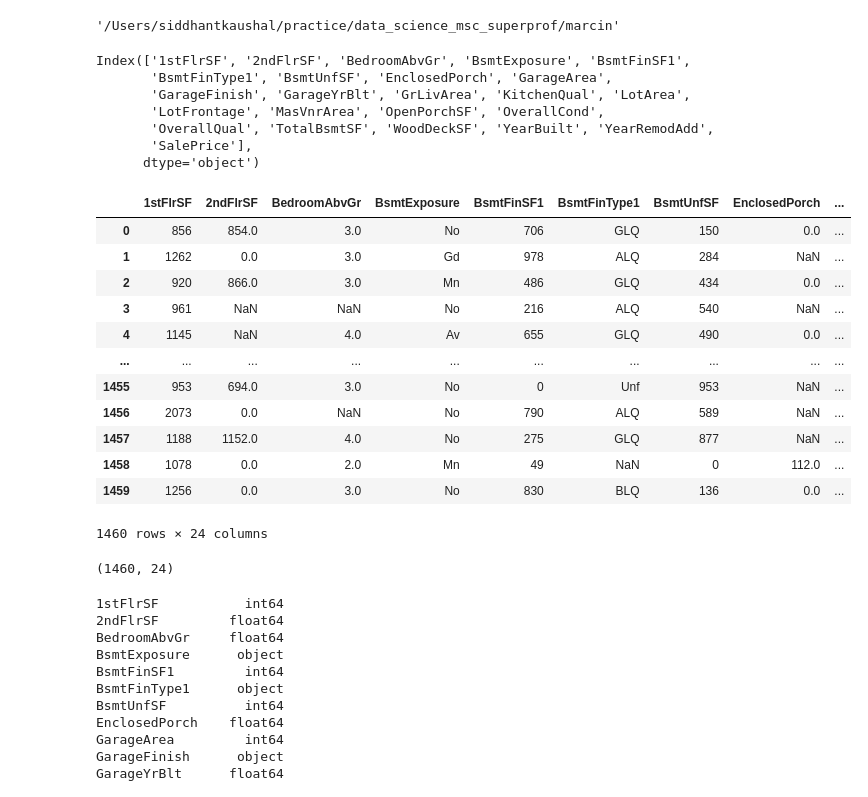
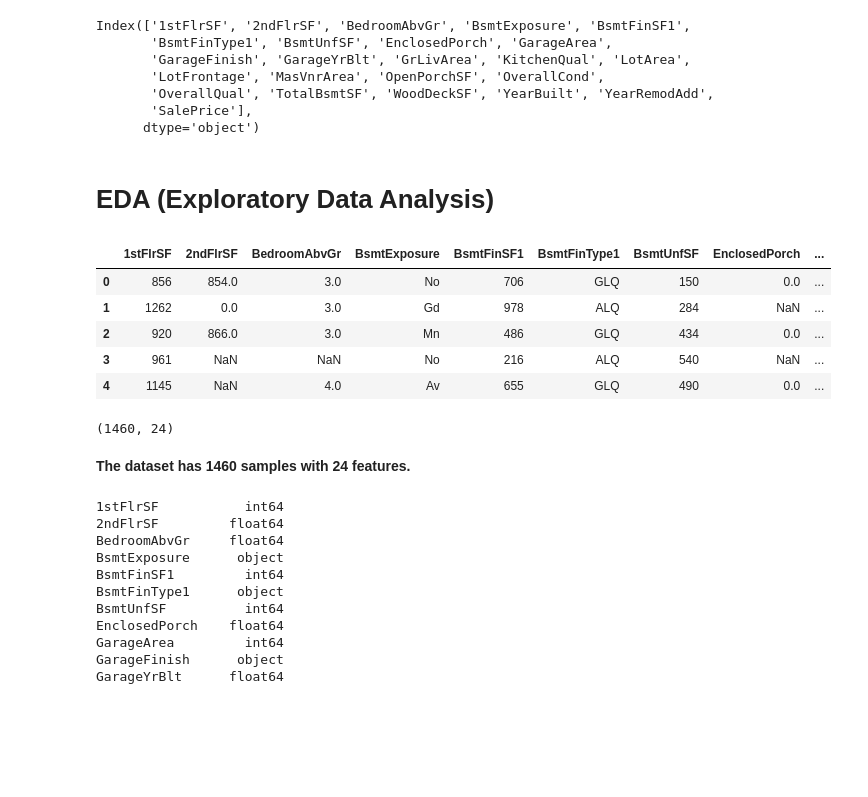
Before and after one commit to Cinula/heritage_housing_issue_app, a Jupyter notebook: model_building.ipynb, the cells around one changed output. Cells and saved outputs as stored; diff of their text form; code cells hidden in the pictures; blank space fills up the shorter version.

```diff
--- a/model_building.ipynb
+++ b/model_building.ipynb
@@ -30,9 +29,5 @@ warnings.filterwarnings('ignore')
 # %%
 pd.set_option('display.max_columns', None)
-# %%
-pwd
-# %% [output]
-'/Users/siddhantkaushal/practice/data_science_msc_superprof/marcin'
 # %%
 copy_df = pd.read_csv('data/house_prices_records.csv')
 df = copy_df.copy()
@@ -46,26 +41,23 @@ Index(['1stFlrSF', '2ndFlrSF', 'BedroomAbvGr', 'BsmtExposure', 'BsmtFinSF1',
        'OverallQual', 'TotalBsmtSF', 'WoodDeckSF', 'YearBuilt', 'YearRemodAdd',
        'SalePrice'],
       dtype='object')
+# %% [markdown]
+# EDA (Exploratory Data Analysis)
 # %%
-df
+df.head()
 # %% [output]
 |  | 1stFlrSF | 2ndFlrSF | BedroomAbvGr | BsmtExposure | BsmtFinSF1 | BsmtFinType1 | BsmtUnfSF | EnclosedPorch | ... |
 | 0 | 856 | 854.0 | 3.0 | No | 706 | GLQ | 150 | 0.0 | ... |
 | 1 | 1262 | 0.0 | 3.0 | Gd | 978 | ALQ | 284 | NaN | ... |
 | 2 | 920 | 866.0 | 3.0 | Mn | 486 | GLQ | 434 | 0.0 | ... |
 | 3 | 961 | NaN | NaN | No | 216 | ALQ | 540 | NaN | ... |
 | 4 | 1145 | NaN | 4.0 | Av | 655 | GLQ | 490 | 0.0 | ... |
-| ... | ... | ... | ... | ... | ... | ... | ... | ... | ... |
-| 1455 | 953 | 694.0 | 3.0 | No | 0 | Unf | 953 | NaN | ... |
-| 1456 | 2073 | 0.0 | NaN | No | 790 | ALQ | 589 | NaN | ... |
-| 1457 | 1188 | 1152.0 | 4.0 | No | 275 | GLQ | 877 | NaN | ... |
-| 1458 | 1078 | 0.0 | 2.0 | Mn | 49 | NaN | 0 | 112.0 | ... |
-| 1459 | 1256 | 0.0 | 3.0 | No | 830 | BLQ | 136 | 0.0 | ... |
-1460 rows × 24 columns
 # %%
 df.shape
 # %% [output]
 (1460, 24)
+# %% [markdown]
+<b> The dataset has 1460 samples with 24 features. </b>
 # %%
 df.dtypes
 # %% [output]
```
Also changed, not shown: parts of 59 cells of this notebook, 1 other file.
